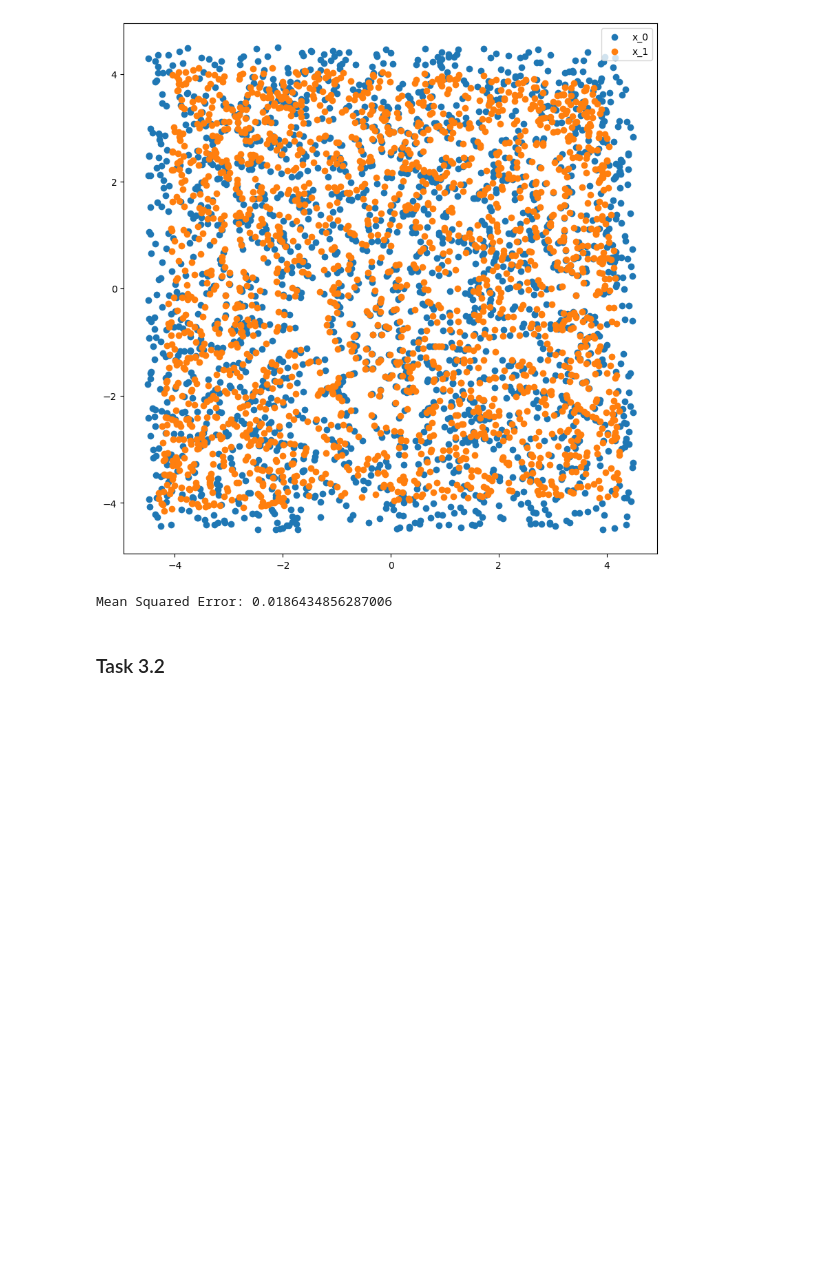
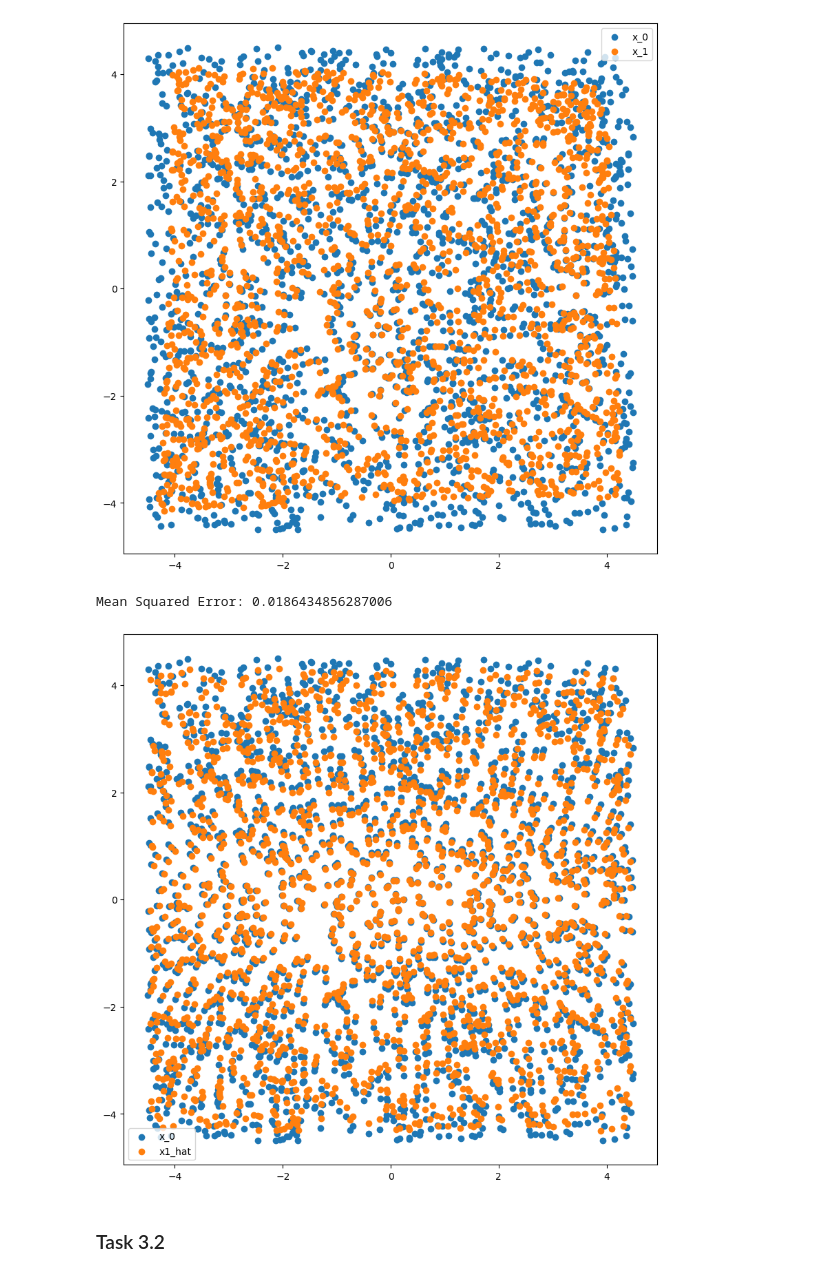
Before and after one commit to mymermer/MLCMS, a Jupyter notebook: Exercise05/task3.ipynb, the cells around one changed output. Saved outputs shown, nothing was run; the diff lists cells and outputs as text; code cells hidden in the pictures; blank space fills up the shorter version.

Commit message:
* plot x1_hat * adapted radial_basis_function in notebook

```diff
--- a/Exercise05/task3.ipynb
+++ b/Exercise05/task3.ipynb
@@ -36,8 +36,17 @@ print(f'Mean Squared Error: {mse_all}')
 # %% [output]
 Mean Squared Error: 0.0186434856287006
 # %%
-# Tend = 0.01
-# x1_hat = generate(data_x0,Tend,A_approximated)
+Tend = 0.01
+x1_hat = generate(data_x0,Tend,A_approximated)
+# %%
+#plotting approximated data
+fig = plt.figure(figsize=(10,10))
+plt.scatter(data_x0[:,0], data_x0[:,1], label="x_0")
+plt.scatter(x1_hat[:,0], x1_hat[:,1], label="x1_hat")
+plt.legend()
+plt.show()
+# %% [output]
+[figure, added]
 # %%
 # mse = np.linalg.norm(x1_hat-data_x1) ** 2 / len(data_x1)
 # print(mse)
```
Also changed, not shown: parts of 1 cell of this notebook.
